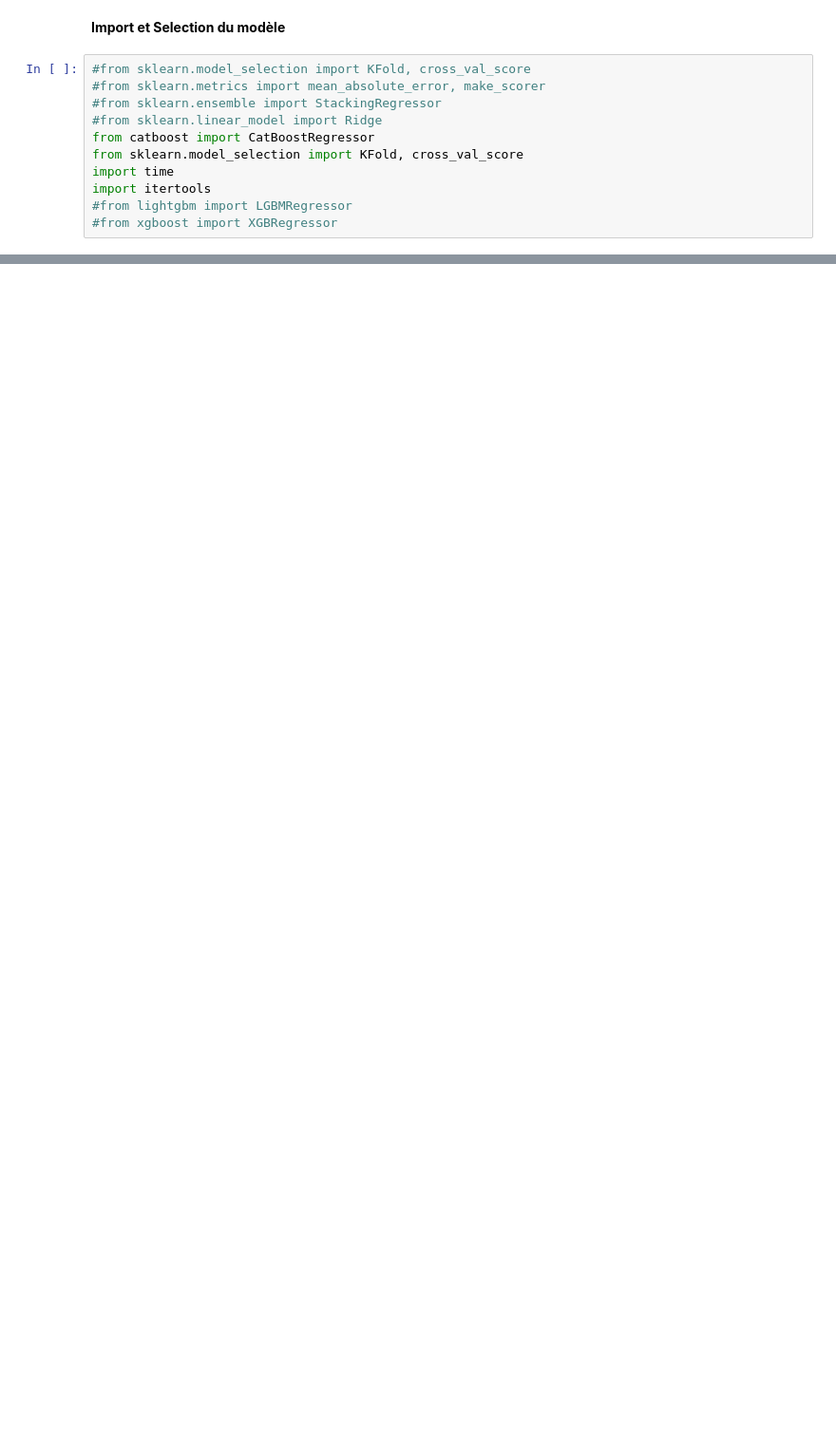
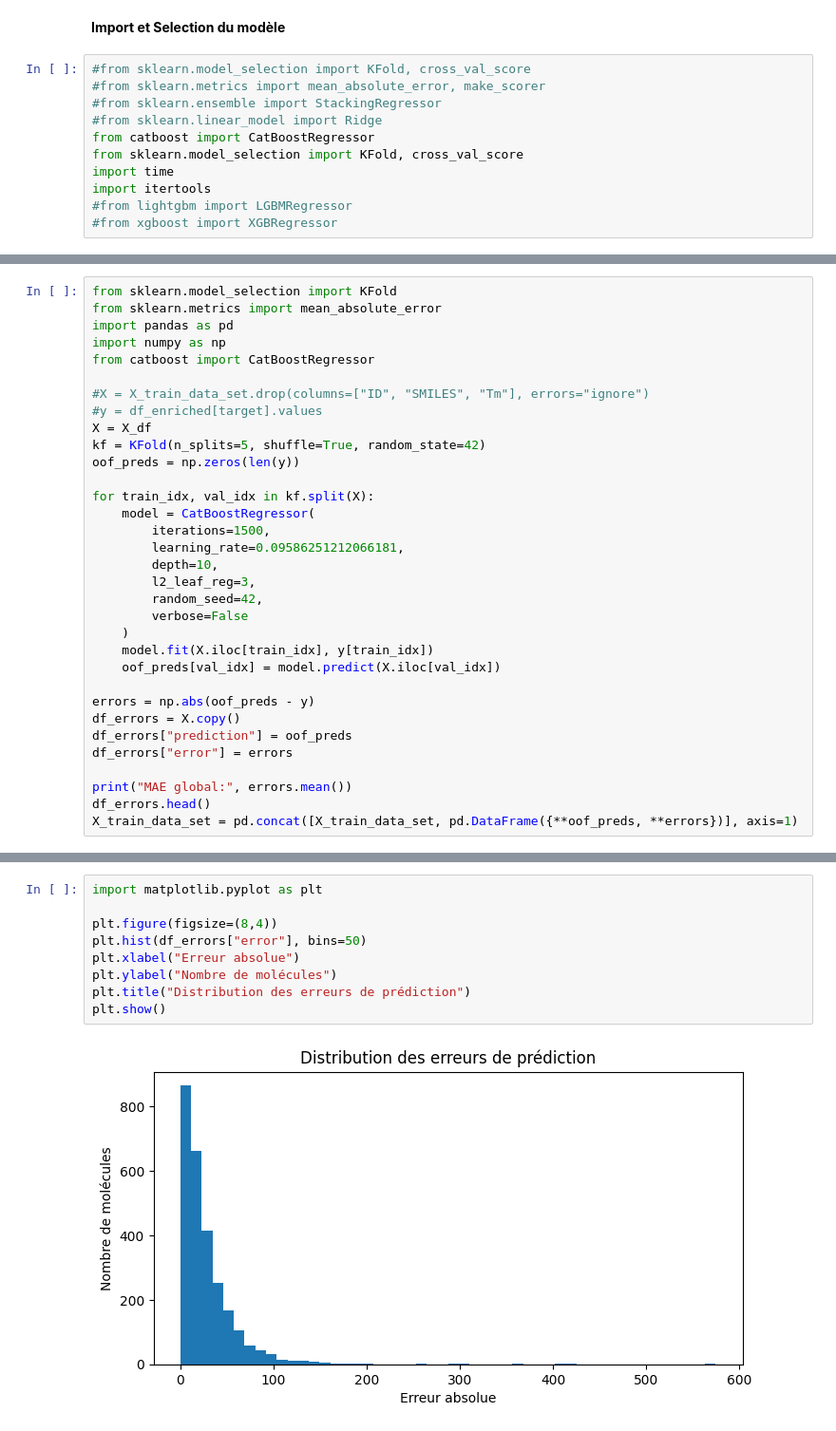
Before and after one commit to DragonSaam/Melting-Point, a Jupyter notebook: melting-point.ipynb, the cells around one changed output, grey strips where cells are left out. Shown at 95% size. Cells and saved outputs as stored; diff of their text form; blank space fills up the shorter version.

```diff
--- a/melting-point.ipynb
+++ b/melting-point.ipynb
@@ -377,0 +392,33 @@ final_model.fit(X, y)
+# %%
+from sklearn.model_selection import KFold
+from sklearn.metrics import mean_absolute_error
+import pandas as pd
+import numpy as np
+from catboost import CatBoostRegressor
+
+#X = X_train_data_set.drop(columns=["ID", "SMILES", "Tm"], errors="ignore")
+#y = df_enriched[target].values
+X = X_df
+kf = KFold(n_splits=5, shuffle=True, random_state=42)
+oof_preds = np.zeros(len(y))
+
+for train_idx, val_idx in kf.split(X):
+    model = CatBoostRegressor(
+        iterations=1500,
+        learning_rate=0.09586251212066181,
+        depth=10,
+        l2_leaf_reg=3,
+        random_seed=42,
+        verbose=False
+    )
+    model.fit(X.iloc[train_idx], y[train_idx])
+    oof_preds[val_idx] = model.predict(X.iloc[val_idx])
+
+errors = np.abs(oof_preds - y)
+df_errors = X.copy()
+df_errors["prediction"] = oof_preds
+df_errors["error"] = errors
+
+print("MAE global:", errors.mean())
+df_errors.head()
+X_train_data_set = pd.concat([X_train_data_set, pd.DataFrame({**oof_preds, **errors})], axis=1)
@@ -377,0 +427,11 @@ final_model.fit(X, y)
+# %%
+import matplotlib.pyplot as plt
+
+plt.figure(figsize=(8,4))
+plt.hist(df_errors["error"], bins=50)
+plt.xlabel("Erreur absolue")
+plt.ylabel("Nombre de molécules")
+plt.title("Distribution des erreurs de prédiction")
+plt.show()
+# %% [output]
+[figure, added]
```
Also changed, not shown: parts of 18 cells of this notebook.
